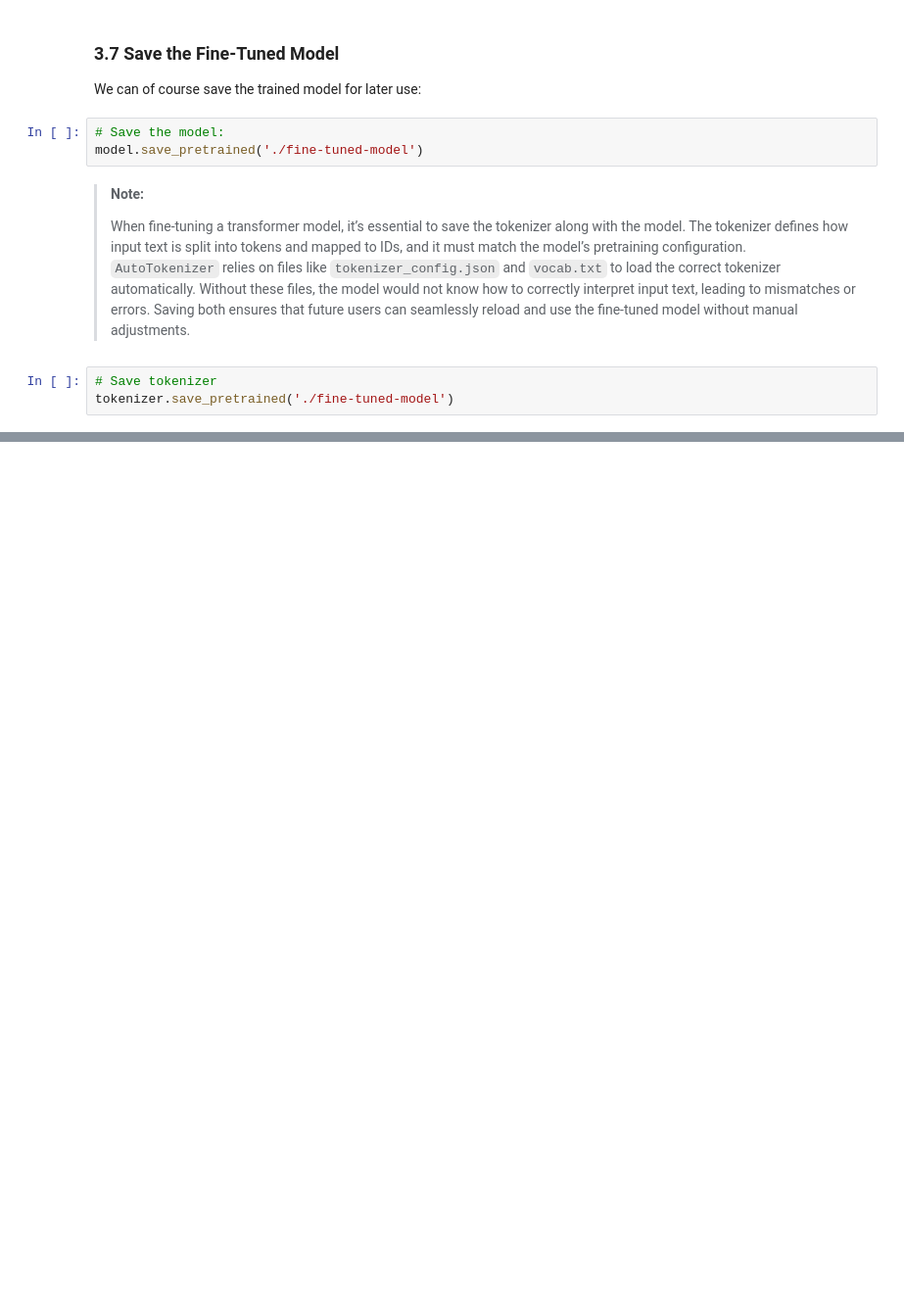
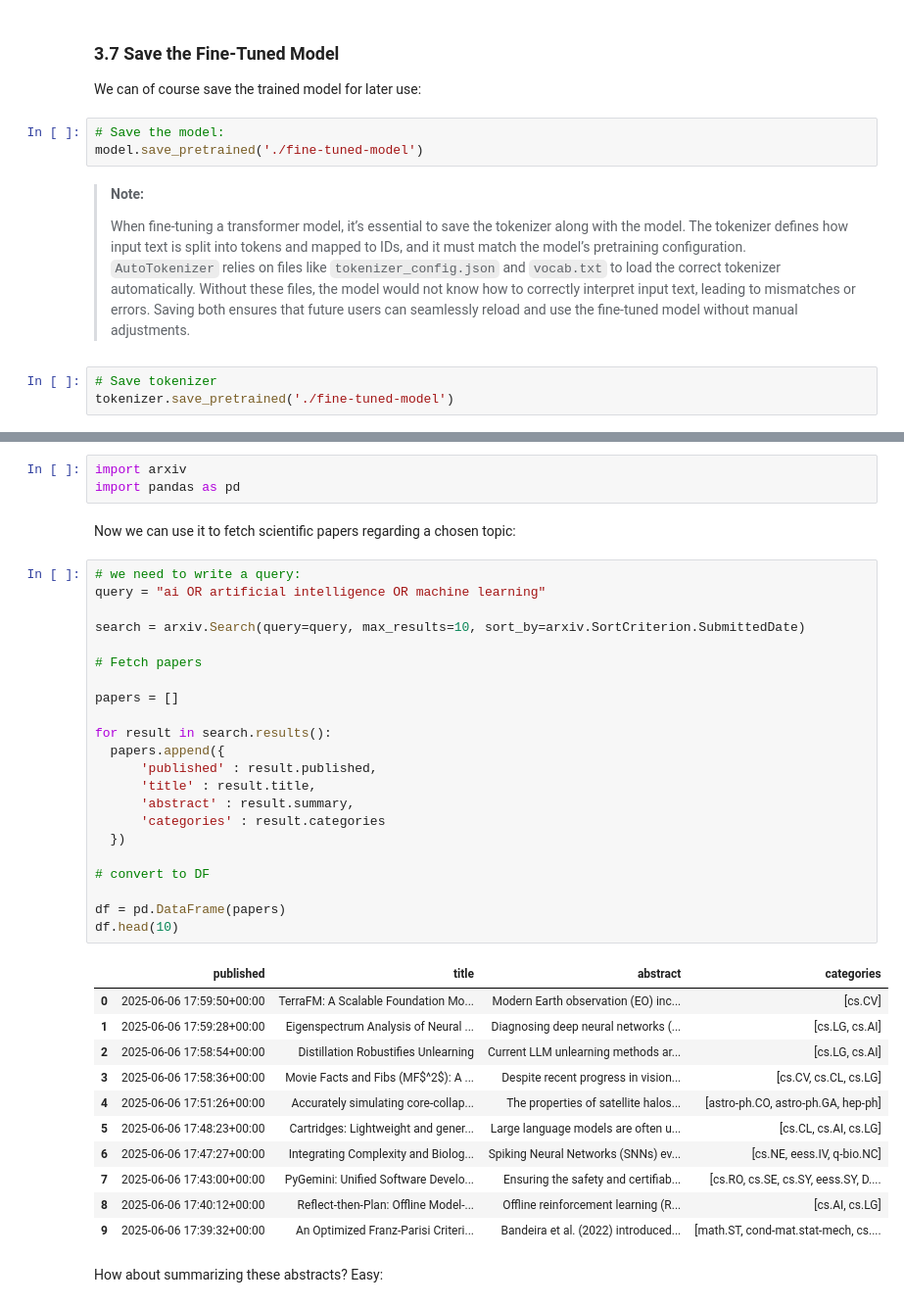
Before and after one commit to MatteoFalcioni/GenAI, a Jupyter notebook: 04_Hugging_Face.ipynb, the cells around one changed output, grey strips where cells are left out. Shown at 98% size. Cells and saved outputs as stored; diff of their text form; blank space fills up the shorter version.

```diff
--- a/04_Hugging_Face.ipynb
+++ b/04_Hugging_Face.ipynb
@@ -286,0 +313,41 @@ tokenizer.save_pretrained('./fine-tuned-model')
+# %%
+import arxiv
+import pandas as pd
+# %% [markdown]
+Now we can use it to fetch scientific papers regarding a chosen topic:
+# %%
+# we need to write a query:
+query = "ai OR artificial intelligence OR machine learning"
+
+search = arxiv.Search(query=query, max_results=10, sort_by=arxiv.SortCriterion.SubmittedDate)
+
+# Fetch papers
+
+papers = []
+
+for result in search.results():
+  papers.append({
+      'published' : result.published,
+      'title' : result.title,
+      'abstract' : result.summary,
+      'categories' : result.categories
+  })
+
+# convert to DF
+
+df = pd.DataFrame(papers)
+df.head(10)
+# %% [output]
+|  | published | title | abstract | categories |
+| 0 | 2025-06-06 17:59:50+00:00 | TerraFM: A Scalable Foundation Mo... | Modern Earth observation (EO) inc... | [cs.CV] |
+| 1 | 2025-06-06 17:59:28+00:00 | Eigenspectrum Analysis of Neural ... | Diagnosing deep neural networks (... | [cs.LG, cs.AI] |
+| 2 | 2025-06-06 17:58:54+00:00 | Distillation Robustifies Unlearning | Current LLM unlearning methods ar... | [cs.LG, cs.AI] |
+| 3 | 2025-06-06 17:58:36+00:00 | Movie Facts and Fibs (MF$^2$): A ... | Despite recent progress in vision... | [cs.CV, cs.CL, cs.LG] |
+| 4 | 2025-06-06 17:51:26+00:00 | Accurately simulating core-collap... | The properties of satellite halos... | [astro-ph.CO, astro-ph.GA, hep-ph] |
+| 5 | 2025-06-06 17:48:23+00:00 | Cartridges: Lightweight and gener... | Large language models are often u... | [cs.CL, cs.AI, cs.LG] |
+| 6 | 2025-06-06 17:47:27+00:00 | Integrating Complexity and Biolog... | Spiking Neural Networks (SNNs) ev... | [cs.NE, eess.IV, q-bio.NC] |
+| 7 | 2025-06-06 17:43:00+00:00 | PyGemini: Unified Software Develo... | Ensuring the safety and certifiab... | [cs.RO, cs.SE, cs.SY, eess.SY, D.... |
+| 8 | 2025-06-06 17:40:12+00:00 | Reflect-then-Plan: Offline Model-... | Offline reinforcement learning (R... | [cs.AI, cs.LG] |
+| 9 | 2025-06-06 17:39:32+00:00 | An Optimized Franz-Parisi Criteri... | Bandeira et al. (2022) introduced... | [math.ST, cond-mat.stat-mech, cs.... |
+# %% [markdown]
+How about summarizing these abstracts? Easy:
```
Also changed, not shown: parts of 8 cells of this notebook.
